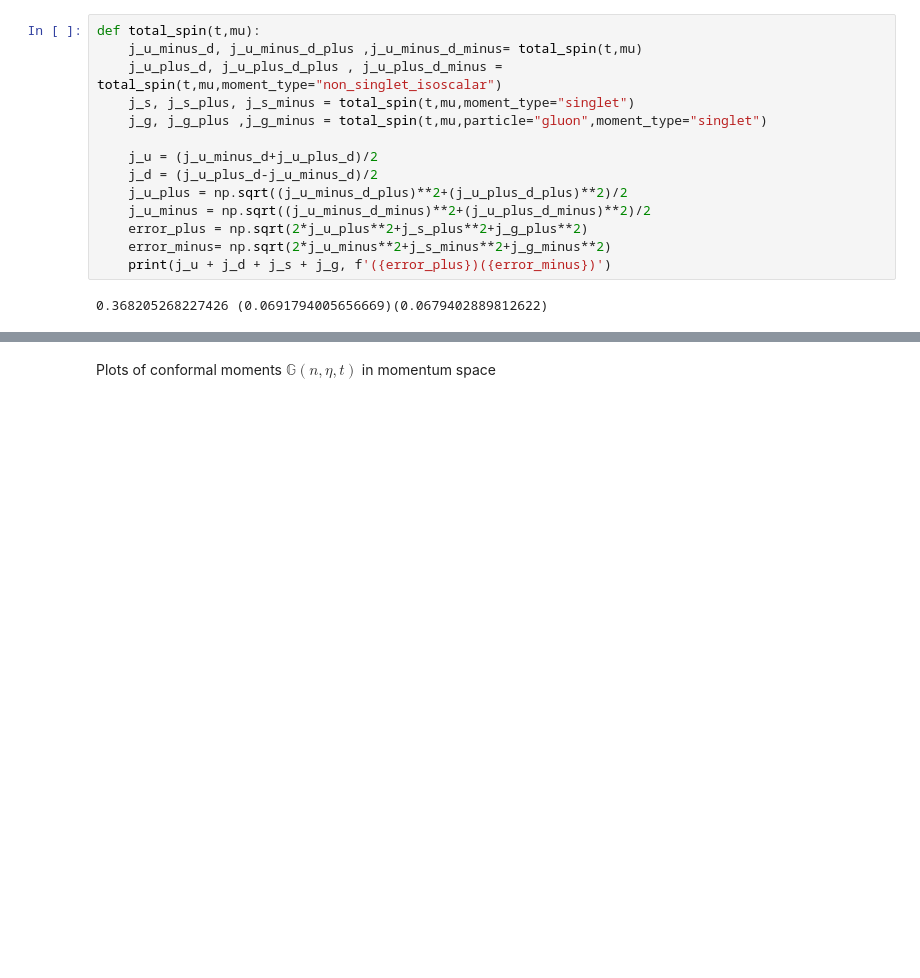
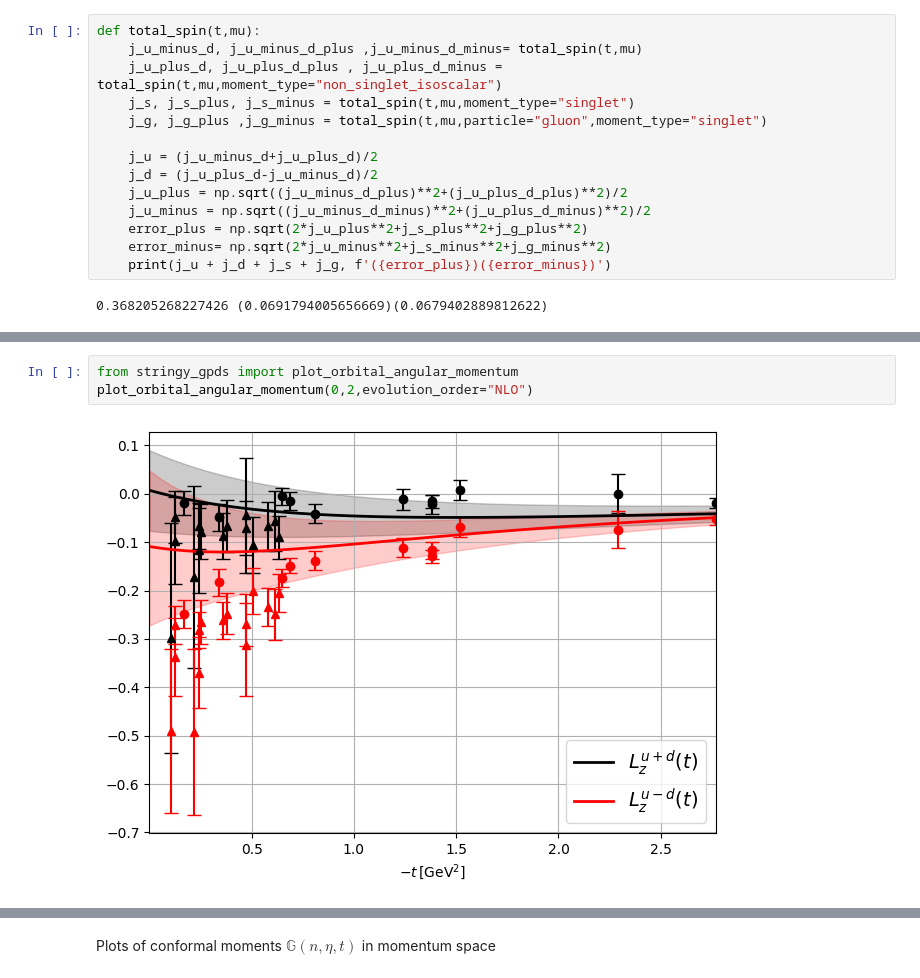
Before and after one commit to HechenMountain/stringy-gpds, a Jupyter notebook: StringBasedGPD.ipynb, the cells around one changed output, grey strips where cells are left out. Cells and saved outputs as stored; diff of their text form; blank space fills up the shorter version.

```diff
--- a/StringBasedGPD.ipynb
+++ b/StringBasedGPD.ipynb
@@ -410,0 +409,5 @@ plot_spin_orbit_correlation()
+# %%
+from stringy_gpds import plot_orbital_angular_momentum
+plot_orbital_angular_momentum(0,2,evolution_order="NLO")
+# %% [output]
+[figure, added]
```
Also changed, not shown: parts of 20 cells of this notebook, 7 other files.
